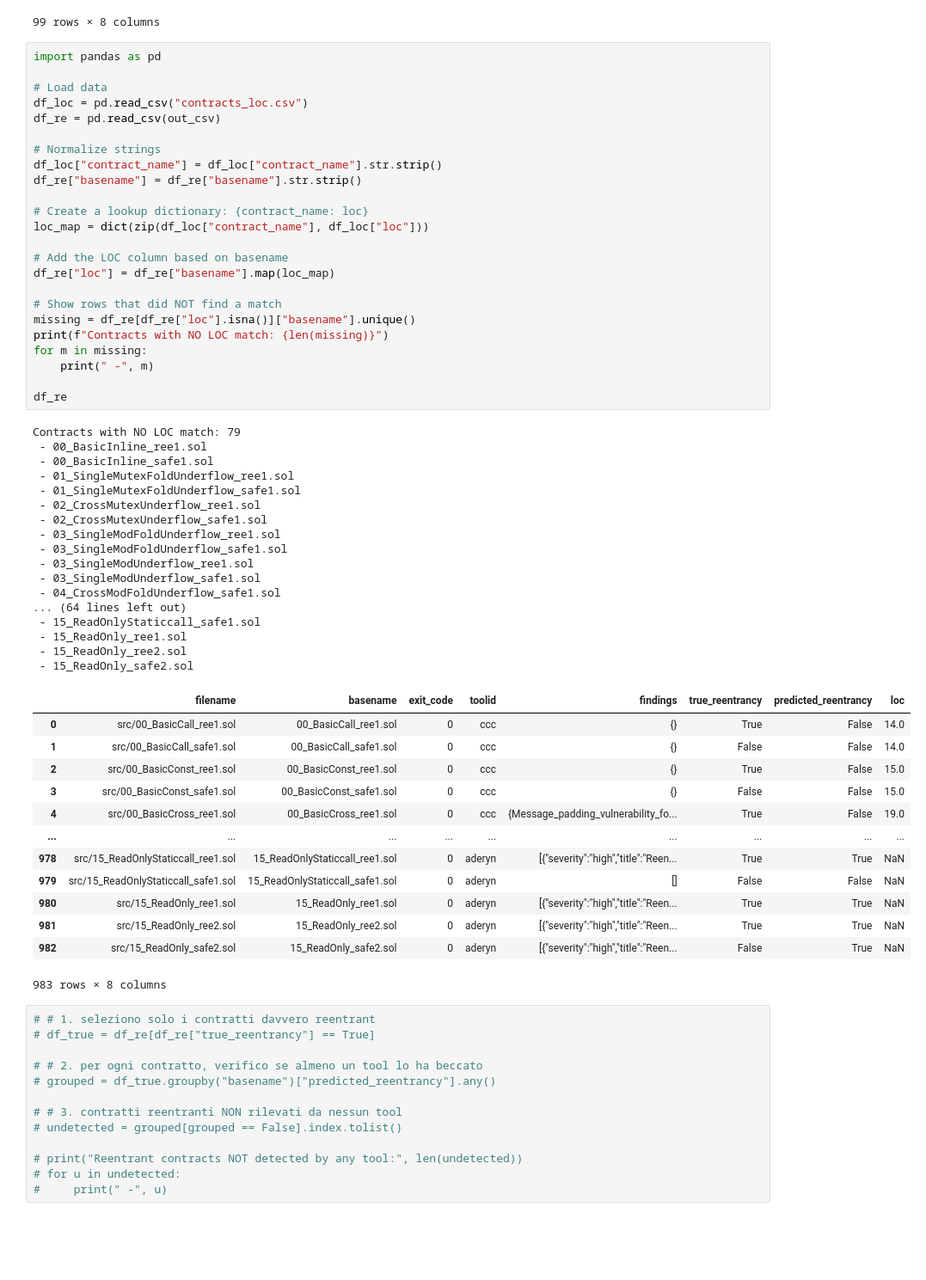
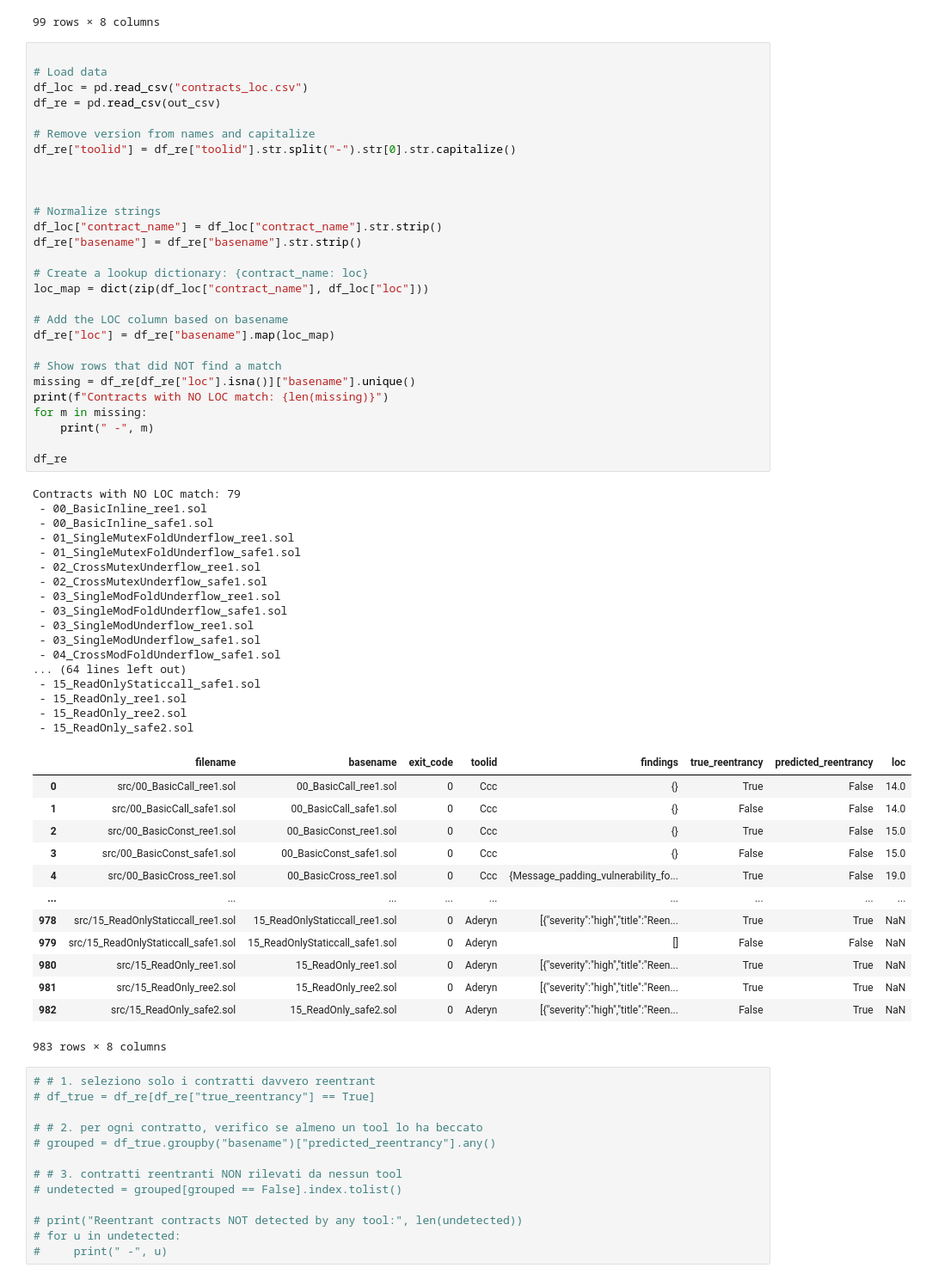
Before and after one commit to matteo-rizzo/reentrancy-detection-benchmarks, a Jupyter notebook: results/smartbugs_csv_parser.ipynb, the cells around one changed output. Shown at 86% size. Drawn from its saved outputs; the diff is of its cells as text; blank space fills up the shorter version.

```diff
--- a/results/smartbugs_csv_parser.ipynb
+++ b/results/smartbugs_csv_parser.ipynb
@@ -226,11 +226,15 @@ Contracts with TRUE reentrancy where only ONE tool is correct: 11
 | 2939 | reentrant/db51cfe3fb4a3646a38c5b5... | db51cfe3fb4a3646a38c5b5f6e018685_... | 1 | solhint-6.0.0 | {avoid_call_value,avoid_low_level... | True | False | 41 |
 99 rows × 8 columns
 # %%
-import pandas as pd
 
 # Load data
 df_loc = pd.read_csv("contracts_loc.csv")
 df_re = pd.read_csv(out_csv)
+
+# Remove version from names and capitalize
+df_re["toolid"] = df_re["toolid"].str.split("-").str[0].str.capitalize()
+
+
 
 # Normalize strings
 df_loc["contract_name"] = df_loc["contract_name"].str.strip()
@@ -241,44 +245,44 @@ loc_map = dict(zip(df_loc["contract_name"], df_loc["loc"]))
 
 # Add the LOC column based on basename
 df_re["loc"] = df_re["basename"].map(loc_map)
 
 # Show rows that did NOT find a match
 missing = df_re[df_re["loc"].isna()]["basename"].unique()
 print(f"Contracts with NO LOC match: {len(missing)}")
 for m in missing:
     print(" -", m)
 
 df_re
 # %% [output]
 Contracts with NO LOC match: 79
  - 00_BasicInline_ree1.sol
  - 00_BasicInline_safe1.sol
  - 01_SingleMutexFoldUnderflow_ree1.sol
  - 01_SingleMutexFoldUnderflow_safe1.sol
  - 02_CrossMutexUnderflow_ree1.sol
  - 02_CrossMutexUnderflow_safe1.sol
  - 03_SingleModFoldUnderflow_ree1.sol
  - 03_SingleModFoldUnderflow_safe1.sol
  - 03_SingleModUnderflow_ree1.sol
  - 03_SingleModUnderflow_safe1.sol
  - 04_CrossModFoldUnderflow_safe1.sol
 ... (64 lines left out)
  - 15_ReadOnlyStaticcall_safe1.sol
  - 15_ReadOnly_ree1.sol
  - 15_ReadOnly_ree2.sol
  - 15_ReadOnly_safe2.sol
 |  | filename | basename | exit_code | toolid | findings | true_reentrancy | predicted_reentrancy | loc |
-| 0 | src/00_BasicCall_ree1.sol | 00_BasicCall_ree1.sol | 0 | ccc | {} | True | False | 14.0 |
-| 1 | src/00_BasicCall_safe1.sol | 00_BasicCall_safe1.sol | 0 | ccc | {} | False | False | 14.0 |
-| 2 | src/00_BasicConst_ree1.sol | 00_BasicConst_ree1.sol | 0 | ccc | {} | True | False | 15.0 |
-| 3 | src/00_BasicConst_safe1.sol | 00_BasicConst_safe1.sol | 0 | ccc | {} | False | False | 15.0 |
-| 4 | src/00_BasicCross_ree1.sol | 00_BasicCross_ree1.sol | 0 | ccc | {Message_padding_vulnerability_fo... | True | False | 19.0 |
+| 0 | src/00_BasicCall_ree1.sol | 00_BasicCall_ree1.sol | 0 | Ccc | {} | True | False | 14.0 |
+| 1 | src/00_BasicCall_safe1.sol | 00_BasicCall_safe1.sol | 0 | Ccc | {} | False | False | 14.0 |
+| 2 | src/00_BasicConst_ree1.sol | 00_BasicConst_ree1.sol | 0 | Ccc | {} | True | False | 15.0 |
+| 3 | src/00_BasicConst_safe1.sol | 00_BasicConst_safe1.sol | 0 | Ccc | {} | False | False | 15.0 |
+| 4 | src/00_BasicCross_ree1.sol | 00_BasicCross_ree1.sol | 0 | Ccc | {Message_padding_vulnerability_fo... | True | False | 19.0 |
 | ... | ... | ... | ... | ... | ... | ... | ... | ... |
-| 978 | src/15_ReadOnlyStaticcall_ree1.sol | 15_ReadOnlyStaticcall_ree1.sol | 0 | aderyn | [{"severity":"high","title":"Reen... | True | True | NaN |
-| 979 | src/15_ReadOnlyStaticcall_safe1.sol | 15_ReadOnlyStaticcall_safe1.sol | 0 | aderyn | [] | False | False | NaN |
-| 980 | src/15_ReadOnly_ree1.sol | 15_ReadOnly_ree1.sol | 0 | aderyn | [{"severity":"high","title":"Reen... | True | True | NaN |
-| 981 | src/15_ReadOnly_ree2.sol | 15_ReadOnly_ree2.sol | 0 | aderyn | [{"severity":"high","title":"Reen... | True | True | NaN |
-| 982 | src/15_ReadOnly_safe2.sol | 15_ReadOnly_safe2.sol | 0 | aderyn | [{"severity":"high","title":"Reen... | False | True | NaN |
+| 978 | src/15_ReadOnlyStaticcall_ree1.sol | 15_ReadOnlyStaticcall_ree1.sol | 0 | Aderyn | [{"severity":"high","title":"Reen... | True | True | NaN |
+| 979 | src/15_ReadOnlyStaticcall_safe1.sol | 15_ReadOnlyStaticcall_safe1.sol | 0 | Aderyn | [] | False | False | NaN |
+| 980 | src/15_ReadOnly_ree1.sol | 15_ReadOnly_ree1.sol | 0 | Aderyn | [{"severity":"high","title":"Reen... | True | True | NaN |
+| 981 | src/15_ReadOnly_ree2.sol | 15_ReadOnly_ree2.sol | 0 | Aderyn | [{"severity":"high","title":"Reen... | True | True | NaN |
+| 982 | src/15_ReadOnly_safe2.sol | 15_ReadOnly_safe2.sol | 0 | Aderyn | [{"severity":"high","title":"Reen... | False | True | NaN |
 983 rows × 8 columns
 # %%
 # # 1. seleziono solo i contratti davvero reentrant
```
Also changed, not shown: parts of 6 cells of this notebook, 2 other files.
